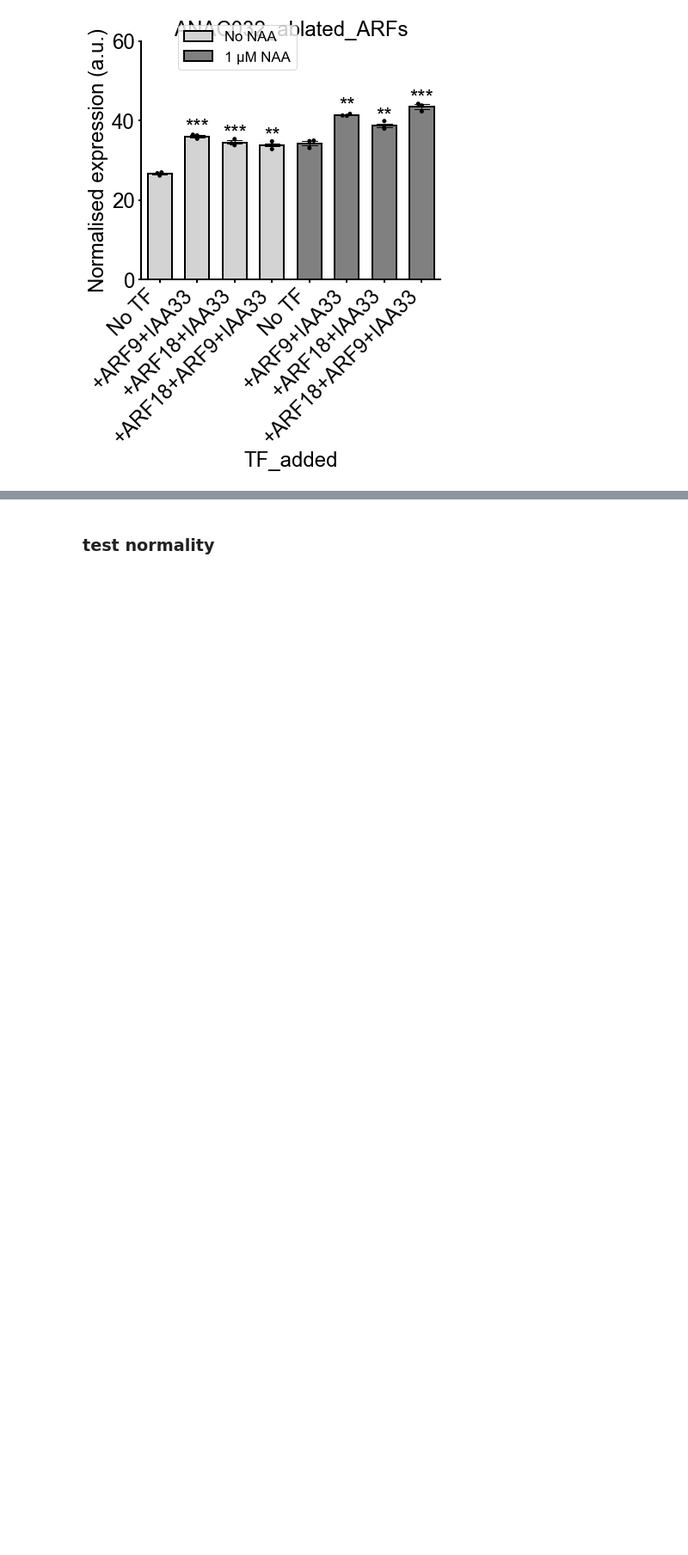
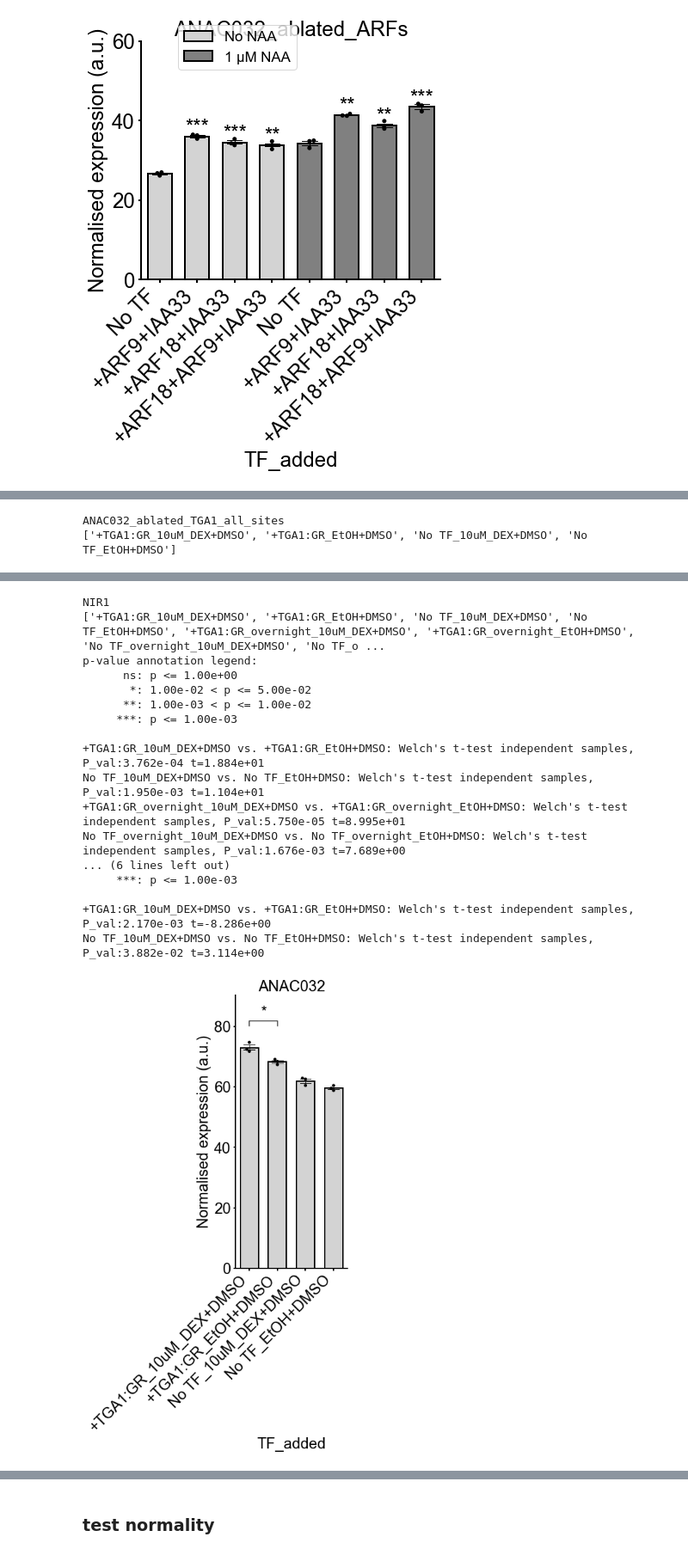
Before and after one commit to samwitham/PromoterArchitecture, a Jupyter notebook: src/plotting/luminescence/27.04.22/luminescence_plots_27.04.22.ipynb, the cells around one changed output, grey strips where cells are left out. Shown at 86% size. Drawn from its saved outputs; the diff is of its cells as text; code cells hidden in the pictures; blank space fills up the shorter version.

Commit message:
plotting

```diff
--- a/src/plotting/luminescence/27.04.22/luminescence_plots_27.04.22.ipynb
+++ b/src/plotting/luminescence/27.04.22/luminescence_plots_27.04.22.ipynb
@@ -64,10 +64,10 @@ def add_tf_column(df, TF_number, TF):
 #         else:
 #             df.iloc[index, df.columns.get_loc('TF_added')] = f'{value}+{TF}'
 # %%
-file_location = f'../../../../data/luminescence/to_be_sorted/{date}/plate1_output_raw.csv'
-plate_df = pd.read_csv(file_location, header=0)
-TF = 'NLP6'
-#plate_df.loc[plate_df.name.str.contains(fr'\+27\+')]#(?=\+)
-for index, value in plate_df.loc[plate_df.name.str.contains(fr'27')].name.items():
-    print(value)
-    print(re.match(fr'.*27.*', value))
+# file_location = f'../../../../data/luminescence/to_be_sorted/{date}/plate1_output_raw.csv'
+# plate_df = pd.read_csv(file_location, header=0)
+# TF = 'NLP6'
+# #plate_df.loc[plate_df.name.str.contains(fr'\+27\+')]#(?=\+)
+# for index, value in plate_df.loc[plate_df.name.str.contains(fr'27')].name.items():
+#     print(value)
+#     print(re.match(fr'.*27.*', value))
@@ -1730,7 +1711,7 @@ for prom in prom_names_plate1:
         #df2['TF_added'] = 'pSTAP4 no TF'
         #df = pd.merge(df1,df2, how='outer').sort_values("TF_added", ascending=False)
         TFs_orig =  df.TF_added.unique()
-        TF_order = ['+TGA1:GR_10uM_DEX+DMSO','+TGA1:GR_EtOH+DMSO','No TF_10uM_DEX+DMSO','No TF_EtOH+DMSO',' +TGA1:GR_overnight_10uM_DEX+DMSO','+TGA1:GR_overnight_EtOH+DMSO','No TF_overnight_10uM_DEX+DMSO','No TF_overnight_EtOH+DMSO']
+        TF_order = ['+TGA1:GR_10uM_DEX+DMSO','+TGA1:GR_EtOH+DMSO','No TF_10uM_DEX+DMSO','No TF_EtOH+DMSO','+TGA1:GR_overnight_10uM_DEX+DMSO','+TGA1:GR_overnight_EtOH+DMSO','No TF_overnight_10uM_DEX+DMSO','No TF_overnight_EtOH+DMSO']
         # TF_order = ['+TGA1:GR_10uM_DEX+35uM_CHX','+TGA1:GR_35uM_CHX+EtOH','+TGA1:GR_10uM_DEX+DMSO','+TGA1:GR_EtOH+DMSO','No TF_10uM_DEX+35uM_CHX','No TF_35uM_CHX+EtOH','No TF_10uM_DEX+DMSO','No TF_EtOH+DMSO','+TGA1:GR_overnight_10uM_DEX+35uM_CHX','+TGA1:GR_overnight_35uM_CHX+EtOH',' +TGA1:GR_overnight_10uM_DEX+DMSO','+TGA1:GR_overnight_EtOH+DMSO','No TF_overnight_10uM_DEX+35uM_CHX','No TF_overnight_35uM_CHX+EtOH','No TF_overnight_10uM_DEX+DMSO','No TF_overnight_EtOH+DMSO']#'+TGA1:GR_overnight_10uM_DEX+35uM_CHX','+TGA1:GR_overnight_35uM_CHX+EtOH',' +TGA1:GR_overnight_10uM_DEX+DMSO','+TGA1:GR_overnight_EtOH+DMSO','No TF_overnight_10uM_DEX+35uM_CHX','No TF_overnight_35uM_CHX+EtOH','No     TF_overnight_10uM_DEX+DMSO','No TF_overnight_EtOH+DMSO'
 
         #new_TF_order = ['No TF','+ARF9','+ARF18','+ARF18+ARF9','+ARF9+IAA33','+ARF18+IAA33','+ARF18+ARF9+IAA33','','No TF_1μM_NAA','+ARF9_1μM_NAA','+ARF18_1μM_NAA','+ARF18+ARF9_1μM_NAA','+ARF9+IAA33_1μM_NAA','+ARF18+IAA33_1μM_NAA','+ARF18+ARF9+IAA33_1μM_NAA']
@@ -1801,15 +1782,19 @@ for prom in prom_names_plate1:
         else:
             print(prom)
             print(TFs)
-            plt.figure(figsize=(length_tf*0.8,8))
+            if prom == 'NIR1':
+                plt.figure(figsize=(length_tf,8))
+
+            else:
+                plt.figure(figsize=(length_tf*0.8,8))
 
             fig = sns.barplot(x='TF_added', y='corrected_luminescence', data=df, order=order, linewidth=2, errcolor="black", edgecolor="black",ci=68,   errwidth=1,capsize=0.4,dodge=True, color='lightgrey')#facecolor=(1,1,1,1)
             change_width(fig, bar_width)
             sns.swarmplot(x='TF_added', y='corrected_luminescence',data=df, order=order,color='black',dodge=True)
 
-            annotator = Annotator(fig, pair, data=df, x='TF_added', y='corrected_luminescence',order=order_new)
-                        annotator.configure(test='t-test_welch', text_format='star',pvalue_thresholds=[[1e-3, "***"],[1e-2, "**"],[0.05, "*"],[1, "ns"]])#loc='inside'
-                        annotator.apply_and_annotate()
+            annotator = Annotator(fig, box_pairs_significant, data=df, x='TF_added', y='corrected_luminescence',order=order)
+            annotator.configure(test='t-test_welch', text_format='star',pvalue_thresholds=[[1e-3, "***"],[1e-2, "**"],[0.05, "*"],[1, "ns"]])#loc='inside'
+            annotator.apply_and_annotate()
 
                 #fig = px.violin(df, x='TF_added',
             #                         y='corrected_luminescence', box=True,
@@ -1901,10 +1886,10 @@ for prom in prom_names_plate1:
                 # #annotator = Annotator(fig, pairs=list(box_pairs), data=df, x='TF_added', y='corrected_luminescence',order=order,)
                 # annotator = Annotator(fig, pairs=list(box_pairs_significant.keys()), data=df, x='TF_added', y='corrected_luminescence',order=order,)
                 #annotator.set_pvalues(list(box_pairs))
-            annotator.set_pvalues(list(box_pairs_significant.values()))
+            #annotator.set_pvalues(list(box_pairs_significant.values()))
                 #annotator.configure(test='Mann-Whitney',verbose=2,text_format='star', loc='inside',)#loc='inside'
                 #annotator.apply_and_annotate()
-            annotator.annotate()
+            #annotator.annotate()
 
 
             #     #if no significant values, don't add stats annotation
@@ -1980,0 +1974,2 @@ IndentationError: unexpected indent (<ipython-input-453-2a3ea4abe4a0>, line 225)
+ANAC032_ablated_TGA1_all_sites
+['+TGA1:GR_10uM_DEX+DMSO', '+TGA1:GR_EtOH+DMSO', 'No TF_10uM_DEX+DMSO', 'No TF_EtOH+DMSO']
@@ -1980,0 +1994,18 @@ IndentationError: unexpected indent (<ipython-input-453-2a3ea4abe4a0>, line 225)
+NIR1
+['+TGA1:GR_10uM_DEX+DMSO', '+TGA1:GR_EtOH+DMSO', 'No TF_10uM_DEX+DMSO', 'No TF_EtOH+DMSO', '+TGA1:GR_overnight_10uM_DEX+DMSO', '+TGA1:GR_overnight_EtOH+DMSO', 'No TF_overnight_10uM_DEX+DMSO', 'No TF_o ...
+p-value annotation legend:
+      ns: p <= 1.00e+00
+       *: 1.00e-02 < p <= 5.00e-02
+      **: 1.00e-03 < p <= 1.00e-02
+     ***: p <= 1.00e-03
+
++TGA1:GR_10uM_DEX+DMSO vs. +TGA1:GR_EtOH+DMSO: Welch's t-test independent samples, P_val:3.762e-04 t=1.884e+01
+No TF_10uM_DEX+DMSO vs. No TF_EtOH+DMSO: Welch's t-test independent samples, P_val:1.950e-03 t=1.104e+01
++TGA1:GR_overnight_10uM_DEX+DMSO vs. +TGA1:GR_overnight_EtOH+DMSO: Welch's t-test independent samples, P_val:5.750e-05 t=8.995e+01
+No TF_overnight_10uM_DEX+DMSO vs. No TF_overnight_EtOH+DMSO: Welch's t-test independent samples, P_val:1.676e-03 t=7.689e+00
+... (6 lines left out)
+     ***: p <= 1.00e-03
+
++TGA1:GR_10uM_DEX+DMSO vs. +TGA1:GR_EtOH+DMSO: Welch's t-test independent samples, P_val:2.170e-03 t=-8.286e+00
+No TF_10uM_DEX+DMSO vs. No TF_EtOH+DMSO: Welch's t-test independent samples, P_val:3.882e-02 t=3.114e+00
+[figure, added]
```
Also changed, not shown: parts of 4 cells of this notebook.
